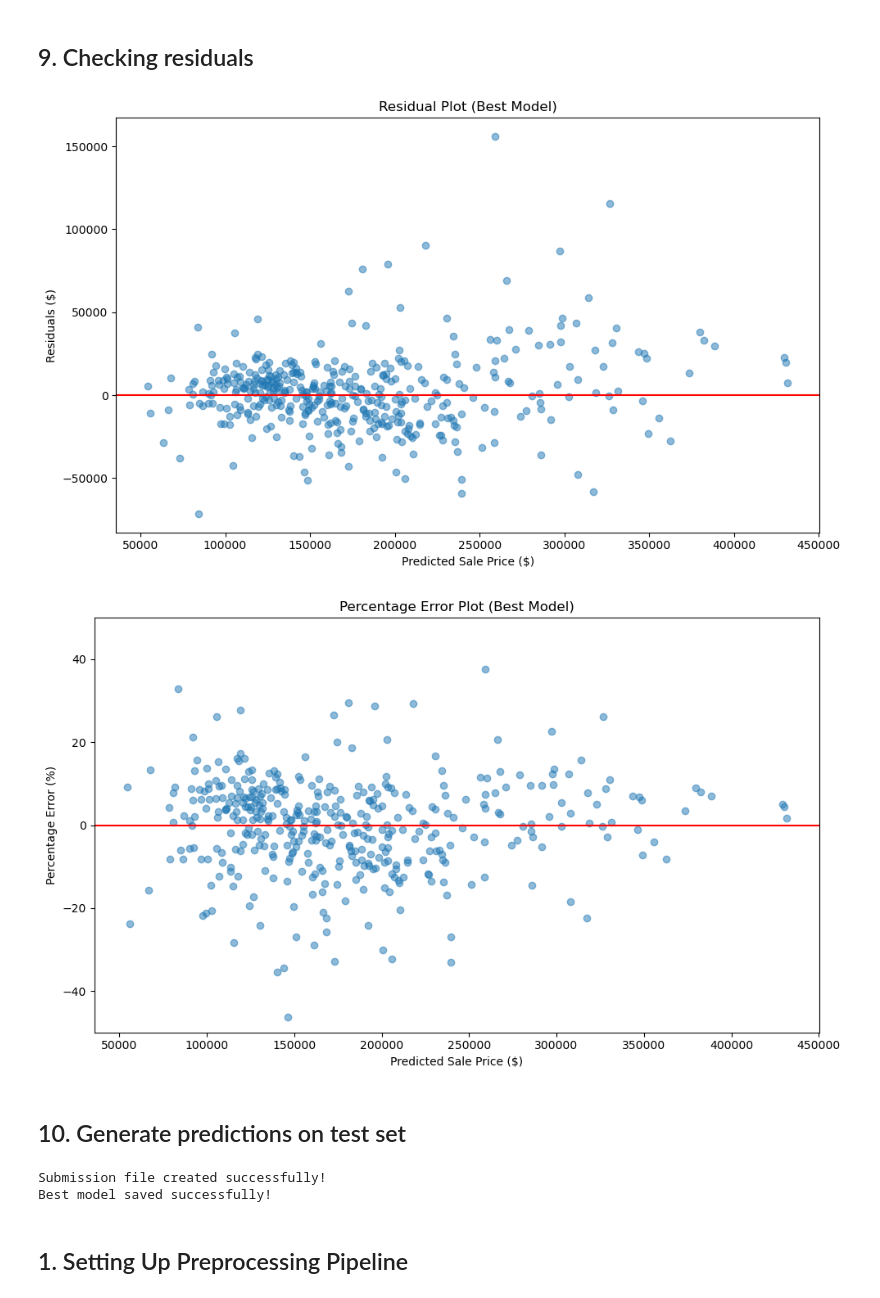
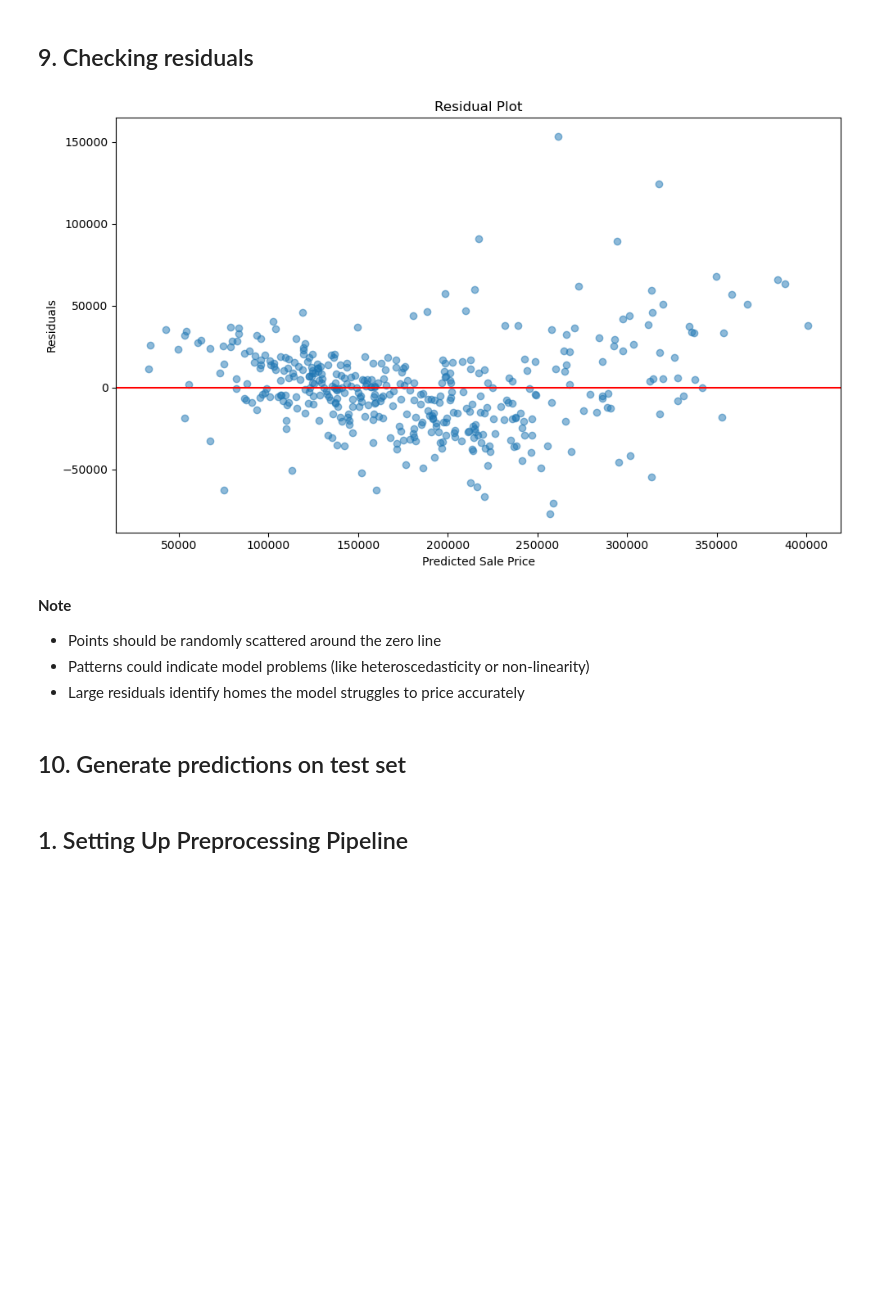
Before and after one commit to IamMarlene/ml-powered-realestate-investment-tool, a Jupyter notebook: code/03_Model_Benchmarks.ipynb, the cells around one changed output. Saved outputs shown, nothing was run; the diff lists cells and outputs as text; code cells hidden in the pictures; blank space fills up the shorter version.

Commit message:
feat.: final submission

```diff
--- a/code/03_Model_Benchmarks.ipynb
+++ b/code/03_Model_Benchmarks.ipynb
@@ -601,20 +587,13 @@ feature_importance['Feature'].str.replace('num__','').to_list()
 # %% [markdown]
 ## 8. Visualizing predictions from the best model
 # %%
-X_val_best = train_val_splits[best_feature_set]['X_val']
-y_val_best = train_val_splits[best_feature_set]['y_val']
-
 # Get predictions on validation set
-# Visualization with original scale prices
-val_pred_log = best_model.predict(X_val)
-val_pred = np.expm1(val_pred_log)
-y_val_orig = np.expm1(y_val)
-
+val_pred = best_model.predict(X_val)
 plt.figure(figsize=(10, 6))
-plt.scatter(y_val_orig, val_pred, alpha=0.5)
-plt.plot([y_val_orig.min(), y_val_orig.max()], [y_val_orig.min(), y_val_orig.max()], 'r--')
-plt.xlabel('Actual Sale Price ($)')
-plt.ylabel('Predicted Sale Price ($)')
+plt.scatter(y_val, val_pred, alpha=0.5)
+plt.plot([y_val.min(), y_val.max()], [y_val.min(), y_val.max()], 'r--')
+plt.xlabel('Actual Sale Price')
+plt.ylabel('Predicted Sale Price')
 plt.title('Actual vs Predicted Sale Price')
 plt.tight_layout()
 plt.show()
@@ -623,66 +602,38 @@ plt.show()
 # %% [markdown]
 ## 9. Checking residuals
 # %%
-# Get predictions on validation set (log scale)
-val_pred_log = best_model.predict(X_val_best)
-
-# Transform back to original scale
-val_pred = np.expm1(val_pred_log)
-y_val_orig = np.expm1(y_val_best)
-
-# Calculate residuals in original scale
-residuals = y_val_orig - val_pred
-
-# Create residual plot
 plt.figure(figsize=(10, 6))
-plt.scatter(val_pred, residuals, alpha=0.5)
+plt.scatter(val_pred, y_val - val_pred, alpha=0.5)
 plt.axhline(y=0, color='r', linestyle='-')
-plt.xlabel('Predicted Sale Price ($)')
-plt.ylabel('Residuals ($)')
-plt.title('Residual Plot (Best Model)')
+plt.xlabel('Predicted Sale Price')
+plt.ylabel('Residuals')
+plt.title('Residual Plot')
 plt.tight_layout()
-plt.savefig('../images/residuals.png')
 plt.show()
-
-# Optional: Also check for patterns in percentage errors
-percent_error = (residuals / y_val_orig) * 100
-plt.figure(figsize=(10, 6))
-plt.scatter(val_pred, percent_error, alpha=0.5)
-plt.axhline(y=0, color='r', linestyle='-')
-plt.xlabel('Predicted Sale Price ($)')
-plt.ylabel('Percentage Error (%)')
-plt.title('Percentage Error Plot (Best Model)')
-plt.ylim(-50, 50)  # Limit to ±50% for better visualization
-plt.tight_layout()
-plt.savefig('../images/percent_error.png')
-plt.show()
 # %% [output]
-[figure, old version]
+[figure, new version]
-[figure, removed]
+# %% [markdown]
+**Note**
+- Points should be randomly scattered around the zero line
+- Patterns could indicate model problems (like heteroscedasticity or non-linearity)
+- Large residuals identify homes the model struggles to price accurately
 # %% [markdown]
 ## 10. Generate predictions on test set
 # %%
-# Back-transform predictions for final submission
-test_predictions_log = best_model.predict(X_test)
-test_predictions = np.expm1(test_predictions_log)
-
+# 10. Generate predictions on test set
+test_predictions = best_model.predict(feature_sets[best_feature_set]['X_test'])
 # Create submission file
 submission = pd.DataFrame({
     'id': test_ID,
     'saleprice': test_predictions
 })
-
 # Save to CSV
 submission.to_csv('../data/submission.csv', index=False)
 print("Submission file created successfully!")
-
 # 11. Save the best model
 with open('../data/best_model.pkl', 'wb') as f:
     pickle.dump(best_model, f)
 print("Best model saved successfully!")
-# %% [output]
-Submission file created successfully!
-Best model saved successfully!
 # %% [markdown]
 ## 1. Setting Up Preprocessing Pipeline
 # %% [markdown]
```
Also changed, not shown: parts of 10 cells of this notebook, 9 other files.
